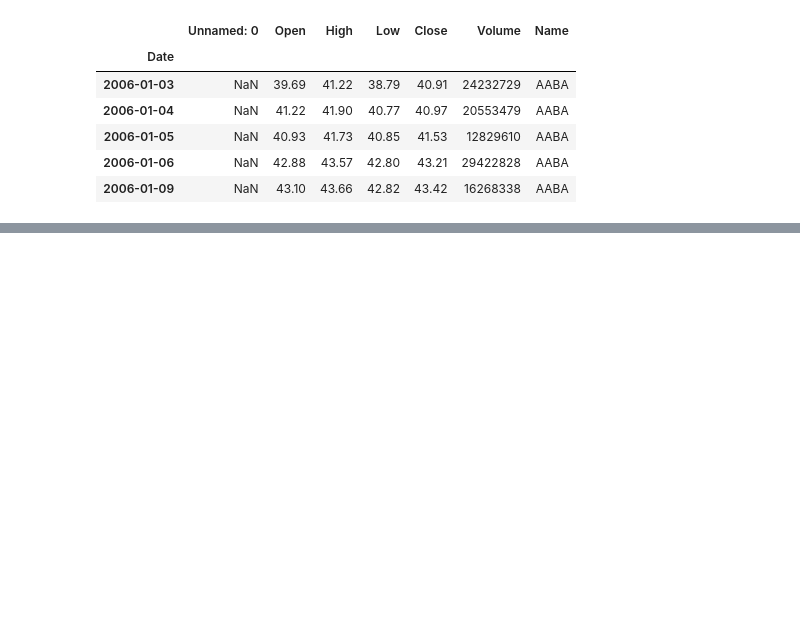
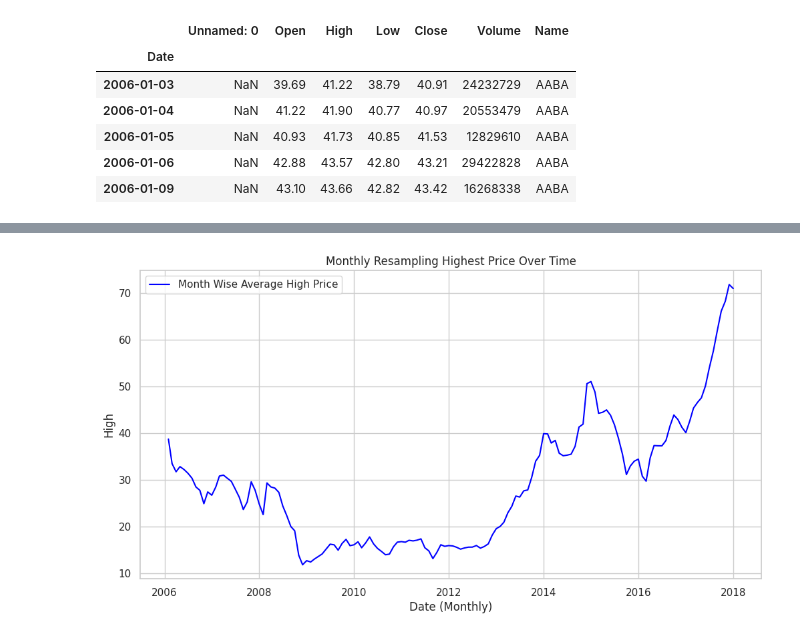
Before and after one commit to youngwiez/colab_python, a Jupyter notebook: Raka_MPP_22Feb24.ipynb, the cells around one changed output, grey strips where cells are left out. Saved outputs shown, nothing was run; the diff lists cells and outputs as text; code cells hidden in the pictures; blank space fills up the shorter version.

```diff
--- a/Raka_MPP_22Feb24.ipynb
+++ b/Raka_MPP_22Feb24.ipynb
@@ -115,0 +143,18 @@ df.head()
+# %%
+# Melakukan resampling untuk menyederhanakan tampilan, hanya mengambi data tiap bulannya
+df_resampled = df.resample('M').mean()  # Resampling menjadi frekuensi data bulanan menggunakan mean
+
+sns.set(style="whitegrid")  # Setting style grafik
+
+# Plotting the 'high' column with seaborn, setting x as the resampled 'Date'
+plt.figure(figsize=(12, 6))  # Setting ukuran gambar
+sns.lineplot(data=df_resampled, x=df_resampled.index, y='High', label='Month Wise Average High Price', color='blue')
+
+# Memberi label dan judul
+plt.xlabel('Date (Monthly)')
+plt.ylabel('High')
+plt.title('Monthly Resampling Highest Price Over Time')
+
+plt.show()
+# %% [output]
+[figure, added]
```
Also changed, not shown: parts of 3 cells of this notebook.
